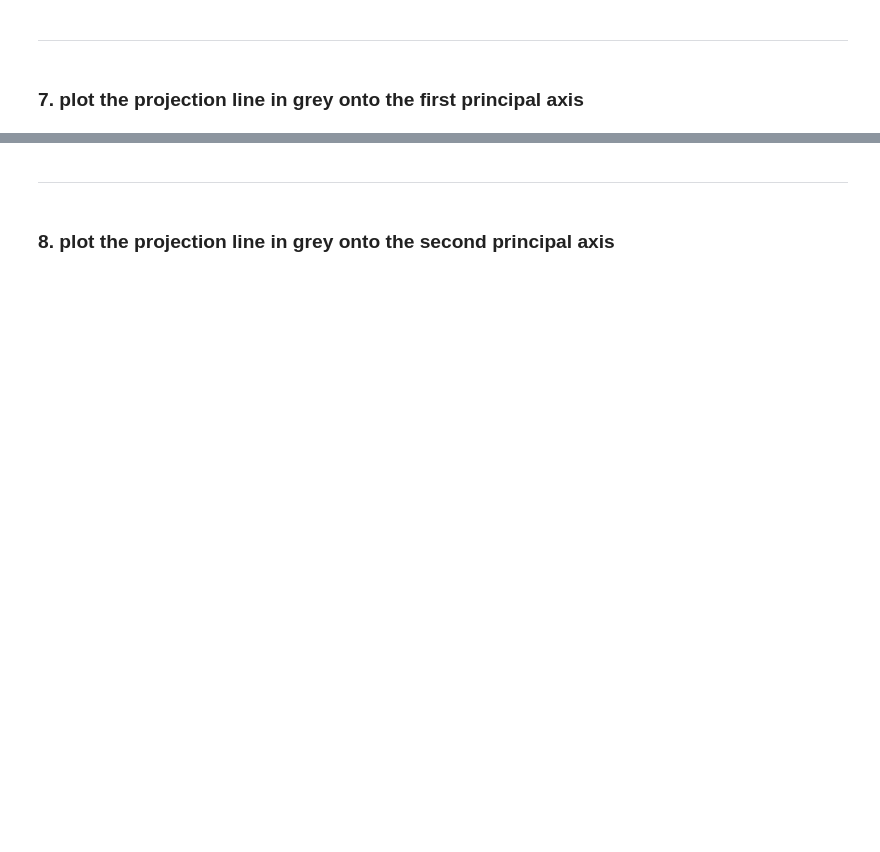
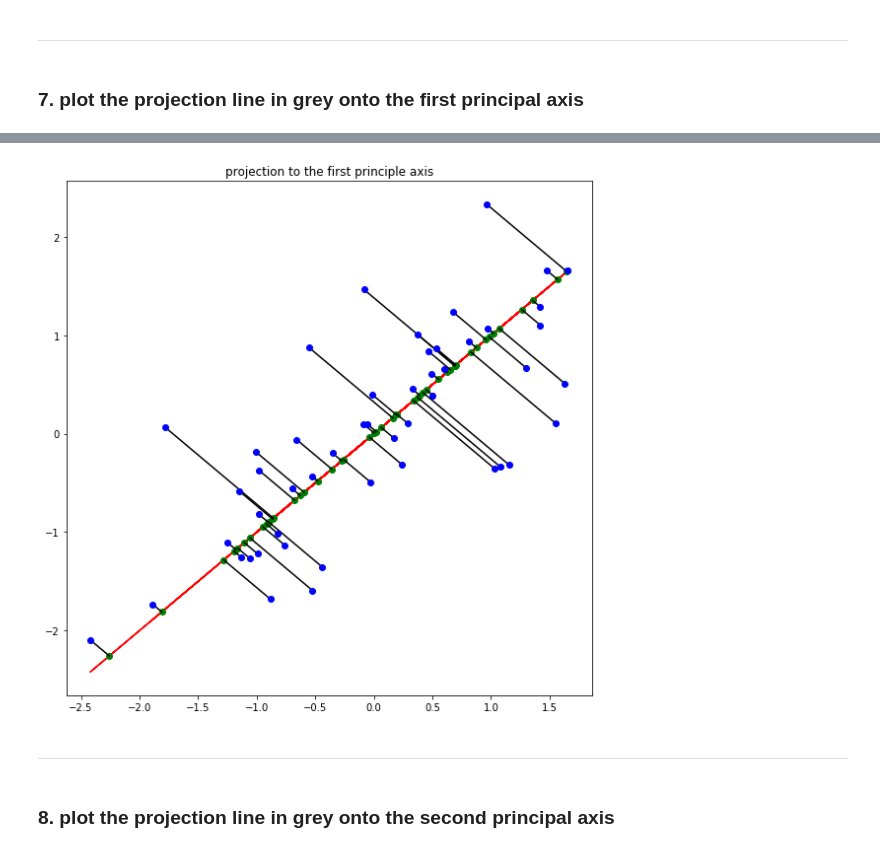
Before and after one commit to chan0139/assignment-machine-learning, a Jupyter notebook: 12/assignment_12.ipynb, the cells around one changed output, grey strips where cells are left out. Cells and saved outputs as stored; diff of their text form; code cells hidden in the pictures; blank space fills up the shorter version.

```diff
--- a/12/assignment_12.ipynb
+++ b/12/assignment_12.ipynb
@@ -290,3 +319,7 @@ connect_second_projection(feature_normal, U)
+# %%
+connect_first_projection(feature_normal, U)
+# %% [output]
+[figure, added]
 # %% [markdown]
 ***
 # %% [markdown]
```
Also changed, not shown: parts of 23 cells of this notebook.
